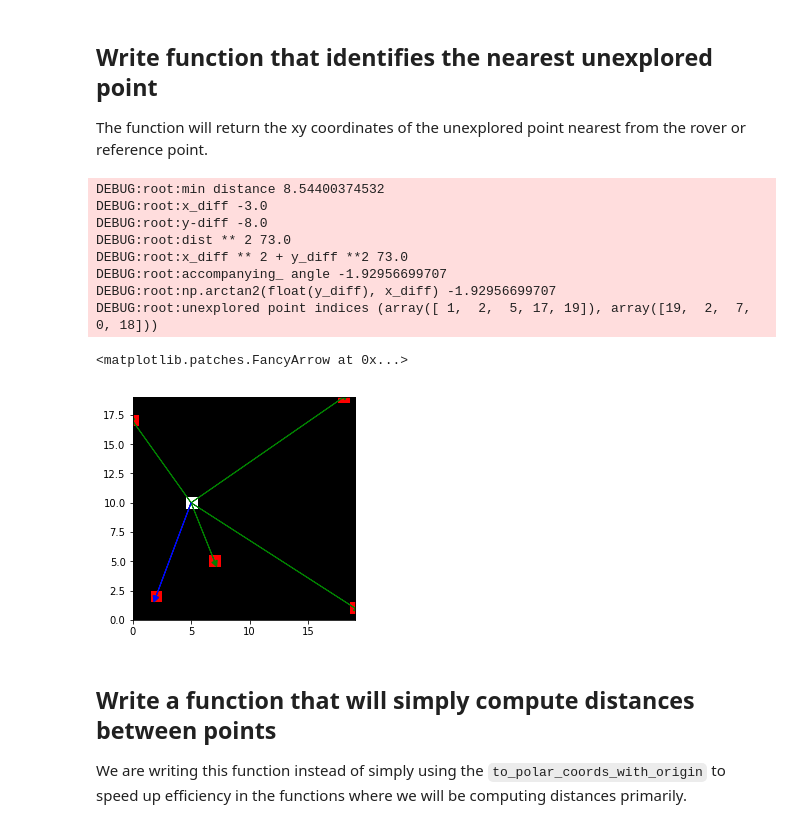
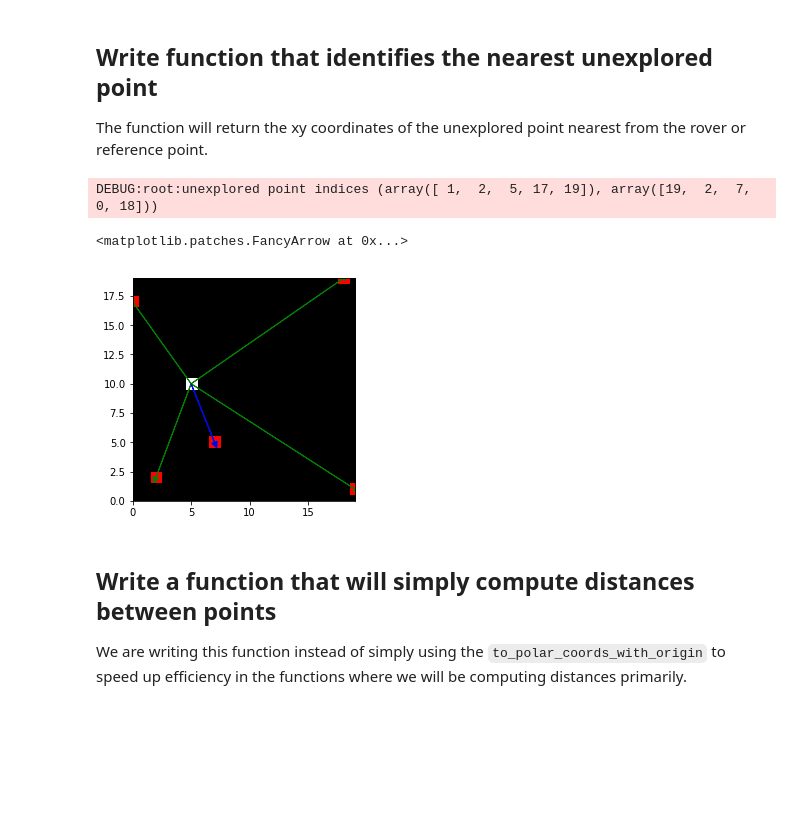
Before and after one commit to flores-jacob/RoboND-Rover-Project, a Jupyter notebook: code/Rover_Project_Test_Notebook.ipynb, the cells around one changed output. Saved outputs shown, nothing was run; the diff lists cells and outputs as text; code cells hidden in the pictures; blank space fills up the shorter version.

```diff
--- a/code/Rover_Project_Test_Notebook.ipynb
+++ b/code/Rover_Project_Test_Notebook.ipynb
@@ -112,7 +112,7 @@ plt.arrow(dummy_x_origin, dummy_y_origin, x_arrow, y_arrow, color='blue', head_w
 ## Write function that identifies the nearest unexplored point
 The function will return the xy coordinates of the unexplored point nearest from the rover or reference point.
 # %%
-def choose_closest_flag(rover_xpos, rover_ypos, memory_map_mini, minimum_distance=0, flag=0):
+def choose_closest_flag(origin_x, origin_y, map_data, minimum_distance=0, flag=0):
     """
     This function returns a memory_map coordinate. The initial destination is normally chosen to be
     the nearest unexplored (untagged) point on the memory_map
@@ -127,18 +127,14 @@ def choose_closest_flag(rover_xpos, rover_ypos, memory_map_mini, minimum_distanc
 
     """
 
-    assert memory_map_mini.ndim == 2, " map does not have 2 dimensions "
+    assert map_data.ndim == 2, " map does not have 2 dimensions "
 
-    unexplored_point_indices = np.where(memory_map_mini == flag)
+    unexplored_point_indices = np.where(map_data == flag)
 
-    # The first array (index 0) are the y values.  The second one (index 1) are the x values
-    y_points = unexplored_point_indices[1]
-    x_points = unexplored_point_indices[0]
+    x_points = unexplored_point_indices[1]
+    y_points = unexplored_point_indices[0]
 
-    # print("x_points ", len(x_points))
-    # print("y_points ", len(y_points))
-
-    distances, angles = to_polar_coords_with_origin(rover_xpos, rover_ypos, x_points, y_points)
+    distances, angles = to_polar_coords_with_origin(origin_x, origin_y, x_points, y_points)
 
     # Get the argmin values given a condition
     # https://seanlaw.github.io/2015/09/10/numpy-argmin-with-a-condition/
@@ -154,30 +150,30 @@ def choose_closest_flag(rover_xpos, rover_ypos, memory_map_mini, minimum_distanc
     x_point = x_points[distance_min_idx]
     y_point = y_points[distance_min_idx]
 
-    chosen_destination_coords = (x_point, y_point)
+    chosen_destination_coords = (int(x_point), int(y_point))
     chosen_destination_distance = min_distance
     chosen_destination_angle = accompanying_angle
 
-    x_diff = x_point - float(rover_xpos)
-    y_diff = y_point - float(rover_ypos)
+    x_diff = x_point - float(origin_x)
+    y_diff = y_point - float(origin_y)
 
-    logging.debug("min distance " + str(min_distance))
-    logging.debug("x_diff " + str( x_diff))
-    logging.debug("y-diff " + str( y_diff))
-    logging.debug("dist ** 2 " + str((min_distance ** 2)))
-    logging.debug("x_diff ** 2 + y_diff **2 " + str((x_diff ** 2) + (y_diff ** 2)))
-    logging.debug("accompanying_ angle " + str(accompanying_angle))
-    logging.debug("np.arctan2(float(y_diff), x_diff) " + str(np.arctan2(float(y_diff),  x_diff)))
+    # logging.debug("min distance " + str(min_distance))
+    # logging.debug("x_diff " + str(x_diff))
+    # logging.debug("y-diff " + str(y_diff))
+    # logging.debug("dist ** 2 " + str((min_distance ** 2)))
+    # logging.debug("x_diff ** 2 + y_diff **2 " + str((x_diff ** 2) + (y_diff ** 2)))
+    # logging.debug("accompanying_ angle " + str(accompanying_angle))
+    # logging.debug("np.arctan2(float(y_diff), x_diff) " + str(np.arctan2(float(y_diff), x_diff)))
 
-
-#     assert (float(min_distance ** 2) == float((x_diff ** 2) + (y_diff ** 2)))
-    c_squared = (min_distance) ** 2
+    #     assert (float(min_distance ** 2) == float((x_diff ** 2) + (y_diff ** 2)))
+    c_squared = min_distance ** 2
     a_squared = (x_diff ** 2)
     b_squared = (y_diff ** 2)
     assert np.isclose(c_squared, a_squared + b_squared, rtol=1e-05, atol=1e-08, equal_nan=False)
     assert np.isclose((accompanying_angle), np.arctan2(float(y_diff), x_diff))
 
     return chosen_destination_coords, chosen_destination_distance, chosen_destination_angle
+
 
 # create a mini "world" map. The 4th layer indicate the areas that have been visited.
 # 0 = area unexplored/uncharted
@@ -213,7 +209,7 @@ memory_map_mini[1, 19] = (255, 0, 0, 0)
 memory_map_mini[17, 0] = (255, 0, 0, 0)
 
 # choose the mearest unexplored point that is at least 8 pixels away
-chosen_destination, chosen_distance, chosen_angle = choose_closest_flag(dummy_rover_xpos, dummy_rover_ypos, memory_map_mini[:,:,3], 8)
+chosen_destination, chosen_distance, chosen_angle = choose_closest_flag(dummy_rover_xpos, dummy_rover_ypos, memory_map_mini[:,:,3],0)
 
 # fetch indices of unexplored areas
 unexplored_point_indices = np.where(memory_map_mini[:,:,3] == 0)
@@ -235,41 +231,34 @@ distances, angles = to_polar_coords_with_origin(dummy_rover_xpos, dummy_rover_yp
 # ax1.set_title('Without y and x limits', fontsize=40)
 # ax1.tick_params(labelsize=20)
 
 # ax2.imshow(memory_map_mini[:, :,:3])
 # ax2.set_title('With limits specified', fontsize=40)
 # ax2.set_ylim(0, 19)
 # ax2.tick_params(labelsize=20)
 # ax2.set_xlim(0, 19)
 
 fig = plt.figure(figsize=(12,9))
 plt.subplot(221)
 plt.imshow(memory_map_mini[:, :, :3])
 plt.ylim(0, 19)
 plt.xlim(0, 19)
 
 # plot all the arrows to their respective points
 for distance, angle in zip(distances, angles):
     arrow_length = distance
     x_arrow = arrow_length * np.cos(angle)
     y_arrow = arrow_length * np.sin(angle)
     plt.arrow(dummy_rover_xpos, dummy_rover_ypos, x_arrow, y_arrow, color='green', head_width=.5, head_length=.5)
 
 # replot the arrow for the nearest point with a different color
 arrow_length = chosen_distance
 x_arrow = arrow_length * np.cos(chosen_angle)
 y_arrow = arrow_length * np.sin(chosen_angle)
 plt.arrow(dummy_rover_xpos, dummy_rover_ypos, x_arrow, y_arrow, color='blue', head_width=.5, head_length=.5)
 # %% [output]
-DEBUG:root:min distance 8.54400374532
-DEBUG:root:x_diff -3.0
-DEBUG:root:y-diff -8.0
-DEBUG:root:dist ** 2 73.0
-DEBUG:root:x_diff ** 2 + y_diff **2 73.0
-DEBUG:root:accompanying_ angle -1.92956699707
-DEBUG:root:np.arctan2(float(y_diff), x_diff) -1.92956699707
 DEBUG:root:unexplored point indices (array([ 1,  2,  5, 17, 19]), array([19,  2,  7,  0, 18]))
 <matplotlib.patches.FancyArrow at 0x...>
-[figure, old version]
+[figure, new version]
 # %% [markdown]
 
 ## Write a function that will simply compute distances between points
```
